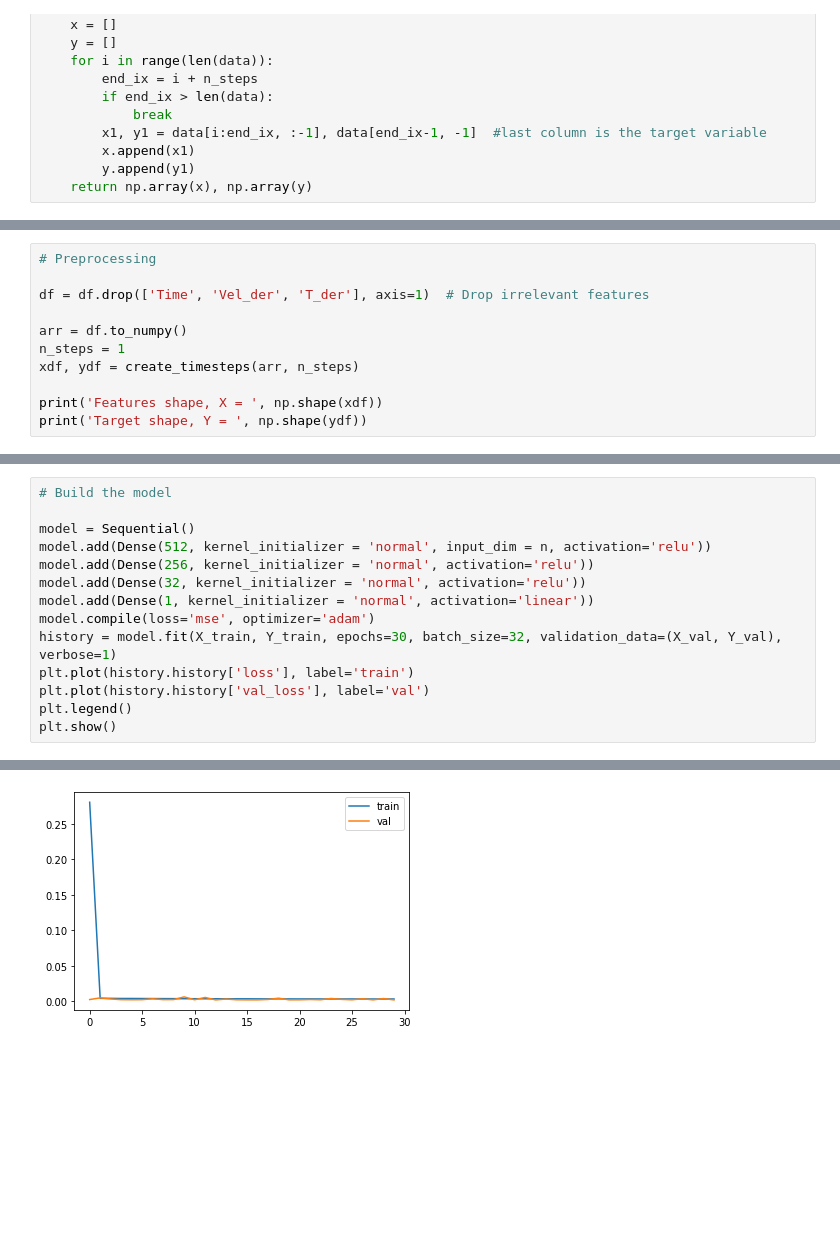
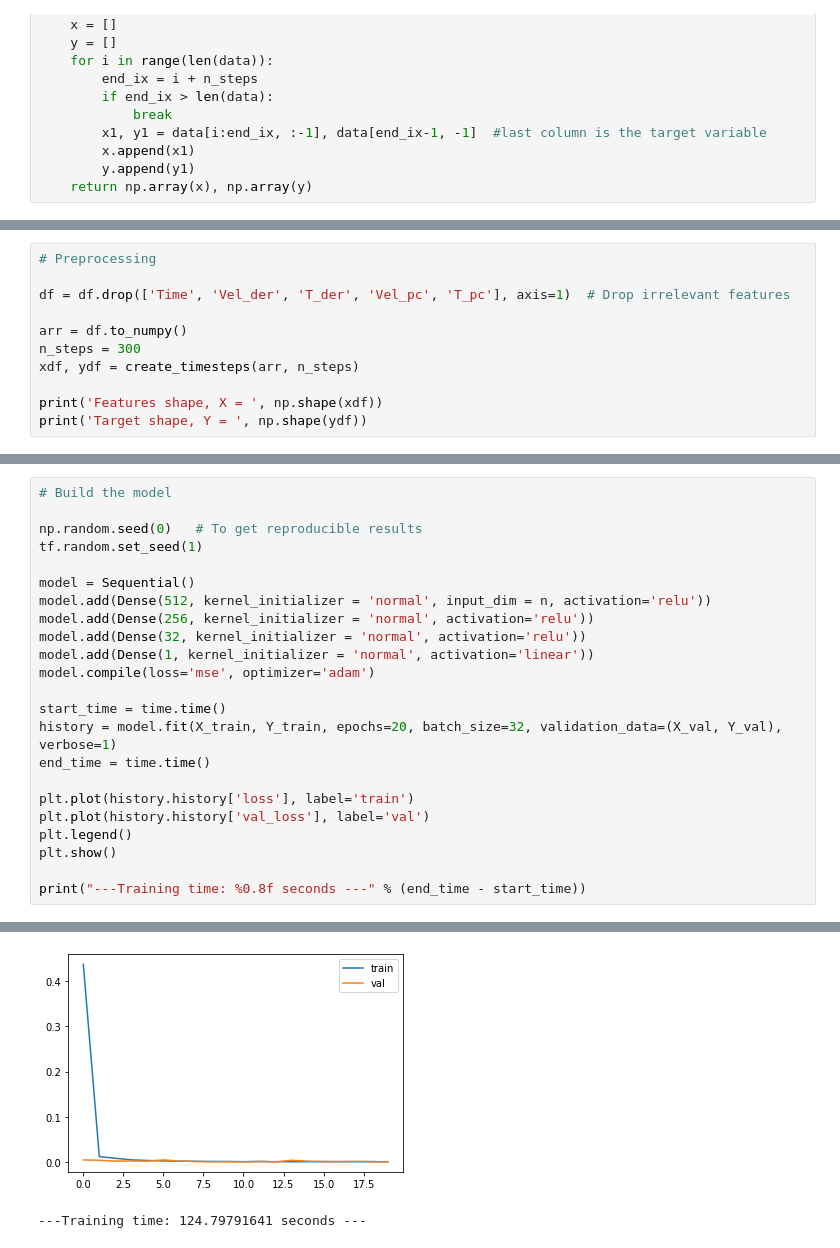
Before and after one commit to vrushaligirkar/Labquake-Prediction, a Jupyter notebook: DeepLearning/mlp_unfilt.ipynb, the cells around one changed output, grey strips where cells are left out. Drawn from its saved outputs; the diff is of its cells as text; blank space fills up the shorter version.

```diff
--- a/DeepLearning/mlp_unfilt.ipynb
+++ b/DeepLearning/mlp_unfilt.ipynb
@@ -53,10 +54,10 @@ Input data: (132399, 8)
 # %%
 # Preprocessing
 
-df = df.drop(['Time', 'Vel_der', 'T_der'], axis=1)  # Drop irrelevant features
+df = df.drop(['Time', 'Vel_der', 'T_der', 'Vel_pc', 'T_pc'], axis=1)  # Drop irrelevant features
 
 arr = df.to_numpy()
-n_steps = 1
+n_steps = 300
 xdf, ydf = create_timesteps(arr, n_steps)
 
 print('Features shape, X = ', np.shape(xdf))
@@ -95,5 +96,8 @@ Testing: (26480, 4)
 # %%
 # Build the model
+
+np.random.seed(0)   # To get reproducible results
+tf.random.set_seed(1)
 
 model = Sequential()
 model.add(Dense(512, kernel_initializer = 'normal', input_dim = n, activation='relu'))
@@ -101,9 +105,15 @@ model.add(Dense(256, kernel_initializer = 'normal', activation='relu'))
 model.add(Dense(32, kernel_initializer = 'normal', activation='relu'))
 model.add(Dense(1, kernel_initializer = 'normal', activation='linear'))
 model.compile(loss='mse', optimizer='adam')
-history = model.fit(X_train, Y_train, epochs=30, batch_size=32, validation_data=(X_val, Y_val), verbose=1)
+
+start_time = time.time()
+history = model.fit(X_train, Y_train, epochs=20, batch_size=32, validation_data=(X_val, Y_val), verbose=1)
+end_time = time.time()
+
 plt.plot(history.history['loss'], label='train')
 plt.plot(history.history['val_loss'], label='val')
 plt.legend()
 plt.show()
+
+print("---Training time: %0.8f seconds ---" % (end_time - start_time))
 # %% [output]
@@ -127,4 +137,5 @@ Epoch 30/30
-[figure, old version]
+[figure, new version]
+---Training time: 124.79791641 seconds ---
 # %%
 # Save the model
 
```
Also changed, not shown: parts of 13 cells of this notebook.
